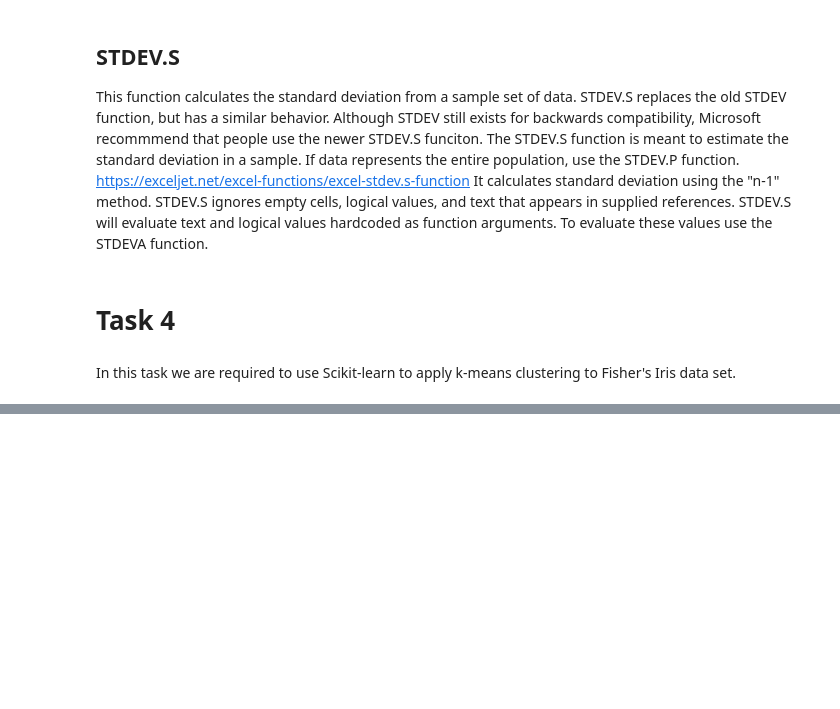
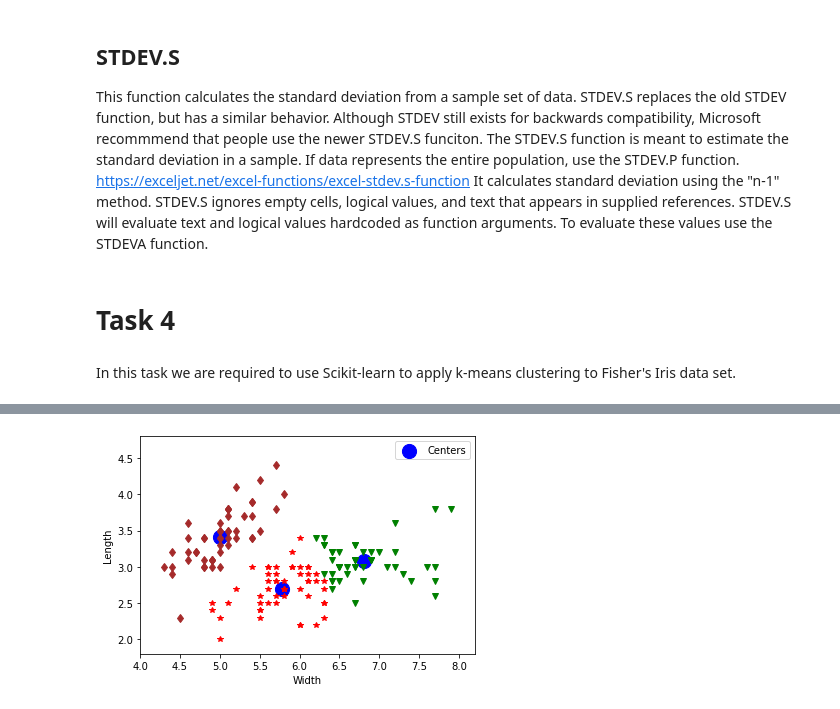
Before and after one commit to CathalDonohoe/EmergingTechTaskProject, a Jupyter notebook: Tasks.ipynb, the cells around one changed output, grey strips where cells are left out. Cells and saved outputs as stored; diff of their text form; code cells hidden in the pictures; blank space fills up the shorter version.

```diff
--- a/Tasks.ipynb
+++ b/Tasks.ipynb
@@ -218,0 +207,20 @@ plt.show()
+# %%
+X = np.array(list(zip(x1, x2)))
+colors = ['brown', 'g', 'r']
+markers = ['d', 'v', '*']
+plt.ylabel('Length')
+plt.xlabel('Width')
+
+kmeans = KMeans(n_clusters=3).fit(X)
+plt.scatter(kmeans.cluster_centers_[:, 0], kmeans.cluster_centers_[:, 1], s = 200, c = 'blue', label = 'Centers')
+
+plt.xlim([4, 8.2])
+plt.ylim([1.8,4.8])
+
+for i, l in enumerate(kmeans.labels_):
+    plt.plot(x1[i], x2[i], color=colors[l], marker=markers[l])
+
+plt.legend()
+plt.show()
+# %% [output]
+[figure, added]
```
Also changed, not shown: parts of 13 cells of this notebook.
